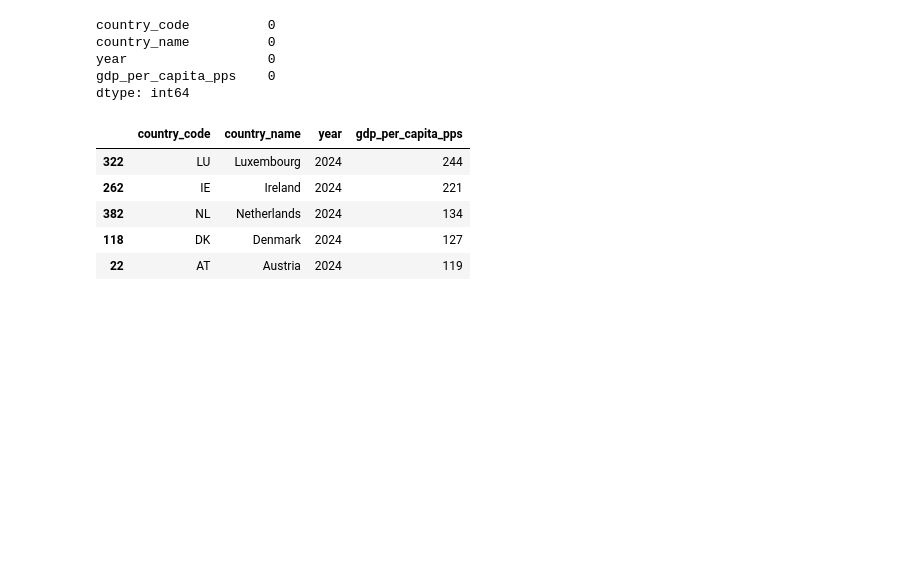
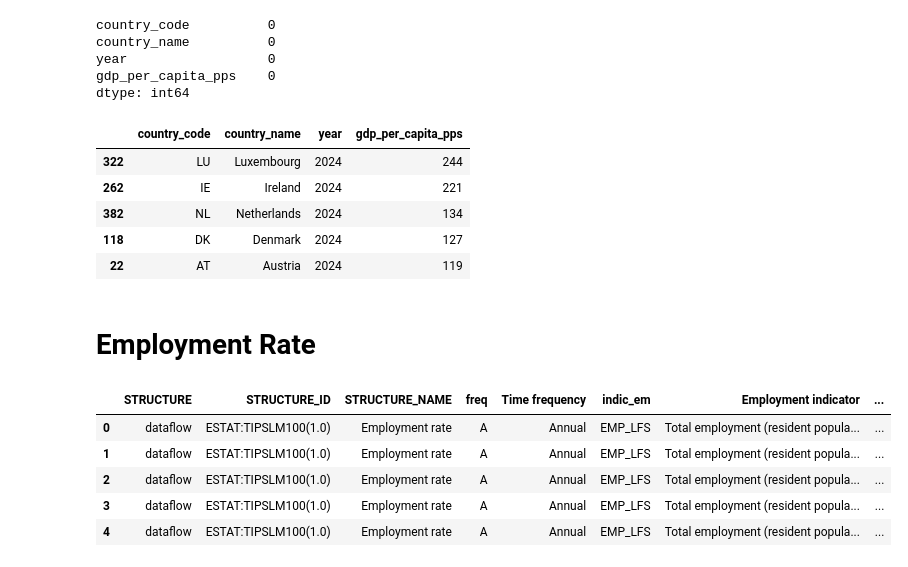
Before and after one commit to eljesam/DAV_Eljesa_Repeat, a Jupyter notebook: Notebooks/EQLI_analysis.ipynb, the cells around one changed output. Cells and saved outputs as stored; diff of their text form; code cells hidden in the pictures; blank space fills up the shorter version.

Commit message:
loaded employment rate dataset and cleaned up the dataset

```diff
--- a/Notebooks/EQLI_analysis.ipynb
+++ b/Notebooks/EQLI_analysis.ipynb
@@ -213,3 +215,16 @@ gdp_clean.nlargest(5, "gdp_per_capita_pps")
 | 22 | AT | Austria | 2024 | 119 |
 # %%
 gdp_clean.to_csv("../data/processed/gdp_clean.csv", index=False)
+# %% [markdown]
+# Employment Rate
+# %%
+employment = pd.read_csv("../data/raw/employment_rate.csv")
+
+employment.head()
+# %% [output]
+|  | STRUCTURE | STRUCTURE_ID | STRUCTURE_NAME | freq | Time frequency | indic_em | Employment indicator | ... |
+| 0 | dataflow | ESTAT:TIPSLM100(1.0) | Employment rate | A | Annual | EMP_LFS | Total employment (resident popula... | ... |
+| 1 | dataflow | ESTAT:TIPSLM100(1.0) | Employment rate | A | Annual | EMP_LFS | Total employment (resident popula... | ... |
+| 2 | dataflow | ESTAT:TIPSLM100(1.0) | Employment rate | A | Annual | EMP_LFS | Total employment (resident popula... | ... |
+| 3 | dataflow | ESTAT:TIPSLM100(1.0) | Employment rate | A | Annual | EMP_LFS | Total employment (resident popula... | ... |
+| 4 | dataflow | ESTAT:TIPSLM100(1.0) | Employment rate | A | Annual | EMP_LFS | Total employment (resident popula... | ... |
```
Also changed, not shown: parts of 9 cells of this notebook, 2 other files.
